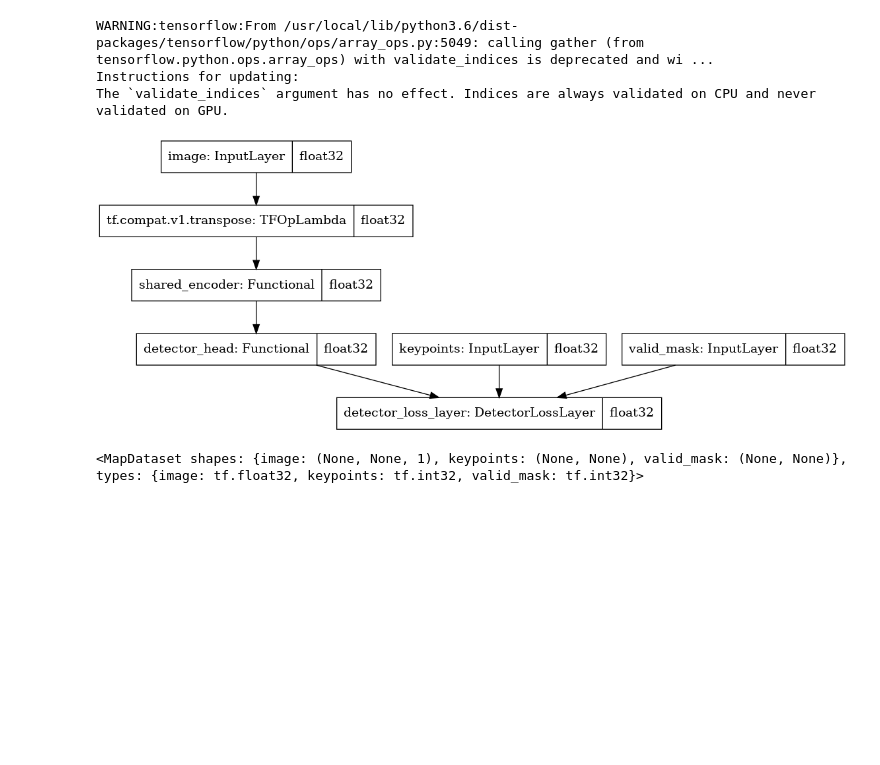
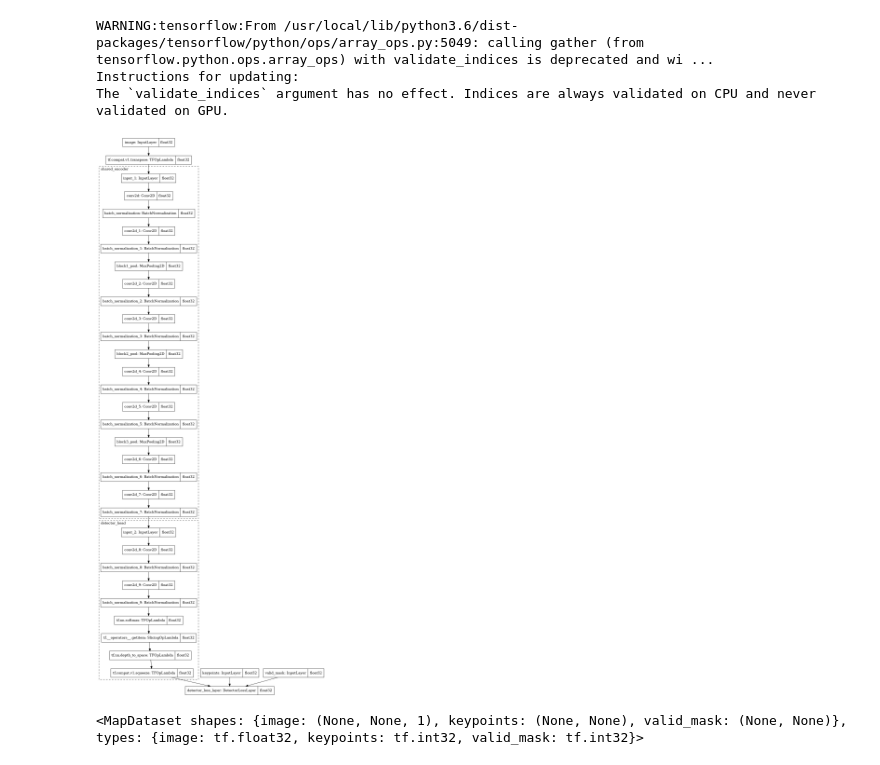
Before and after one commit to amit205/multi-task-learning, a Jupyter notebook: magicpoint.ipynb, the cells around one changed output. Saved outputs shown, nothing was run; the diff lists cells and outputs as text; code cells hidden in the pictures; blank space fills up the shorter version.

```diff
--- a/magicpoint.ipynb
+++ b/magicpoint.ipynb
@@ -417,9 +417,9 @@ The `validate_indices` argument has no effect. Indices are always validated on C
 # %%
 # model.summary()
 keras.utils.plot_model(model, to_file="model.png", show_shapes=False, show_dtype=True, show_layer_names=True,
-    rankdir="TB", expand_nested=False, dpi=96)
+    rankdir="TB", expand_nested=True, dpi=96)
 # %% [output]
-[figure, old version]
+[figure, new version]
 # %%
 def dummy_loss(dummy_target, y_pred):
 #     return tf.squeeze(y_pred)
```
Also changed, not shown: parts of 10 cells of this notebook, 2 other files.
